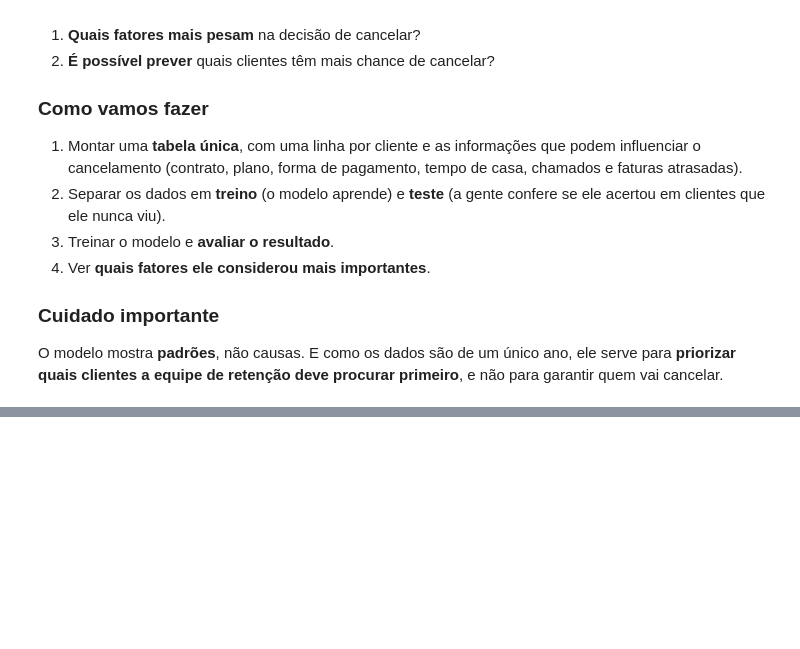
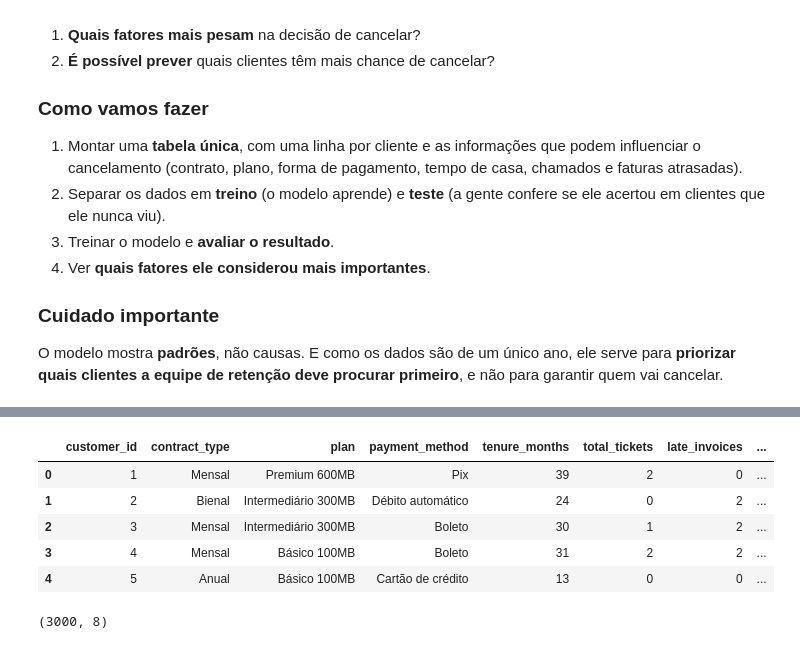
Before and after one commit to ricardo-paganini/subscription-churn-analysis, a Jupyter notebook: churn_analysis.ipynb, the cells around one changed output, grey strips where cells are left out. Drawn from its saved outputs; the diff is of its cells as text; code cells hidden in the pictures; blank space fills up the shorter version.

Commit message:
Add model table with one row per customer

```diff
--- a/churn_analysis.ipynb
+++ b/churn_analysis.ipynb
@@ -697,0 +714,38 @@ O modelo mostra **padrões**, não causas. E como os dados são de um único ano
+# %%
+query = '''
+WITH ticket_count AS (
+    SELECT customer_id,
+           COUNT(*) AS total_tickets
+    FROM tickets
+    GROUP BY customer_id
+),
+late_count AS (
+    SELECT customer_id,
+           SUM(CASE WHEN payment_date IS NULL OR payment_date > due_date THEN 1 ELSE 0 END) AS late_invoices
+    FROM payments
+    GROUP BY customer_id
+)
+SELECT c.customer_id,
+       c.contract_type,
+       c.plan,
+       c.payment_method,
+       CAST(MAX(0, julianday('2025-01-01') - julianday(c.signup_date)) / 30 AS INTEGER) AS tenure_months,
+       COALESCE(t.total_tickets, 0) AS total_tickets,
+       COALESCE(l.late_invoices, 0) AS late_invoices,
+       c.churn
+FROM customers c
+LEFT JOIN ticket_count t ON c.customer_id = t.customer_id
+LEFT JOIN late_count l ON c.customer_id = l.customer_id
+'''
+
+model_data = pd.read_sql(query, conn)
+display(model_data.head())
+print(model_data.shape)
+# %% [output]
+|  | customer_id | contract_type | plan | payment_method | tenure_months | total_tickets | late_invoices | ... |
+| 0 | 1 | Mensal | Premium 600MB | Pix | 39 | 2 | 0 | ... |
+| 1 | 2 | Bienal | Intermediário 300MB | Débito automático | 24 | 0 | 2 | ... |
+| 2 | 3 | Mensal | Intermediário 300MB | Boleto | 30 | 1 | 2 | ... |
+| 3 | 4 | Mensal | Básico 100MB | Boleto | 31 | 2 | 2 | ... |
+| 4 | 5 | Anual | Básico 100MB | Cartão de crédito | 13 | 0 | 0 | ... |
+(3000, 8)
```
Also changed, not shown: parts of 2 cells of this notebook.
